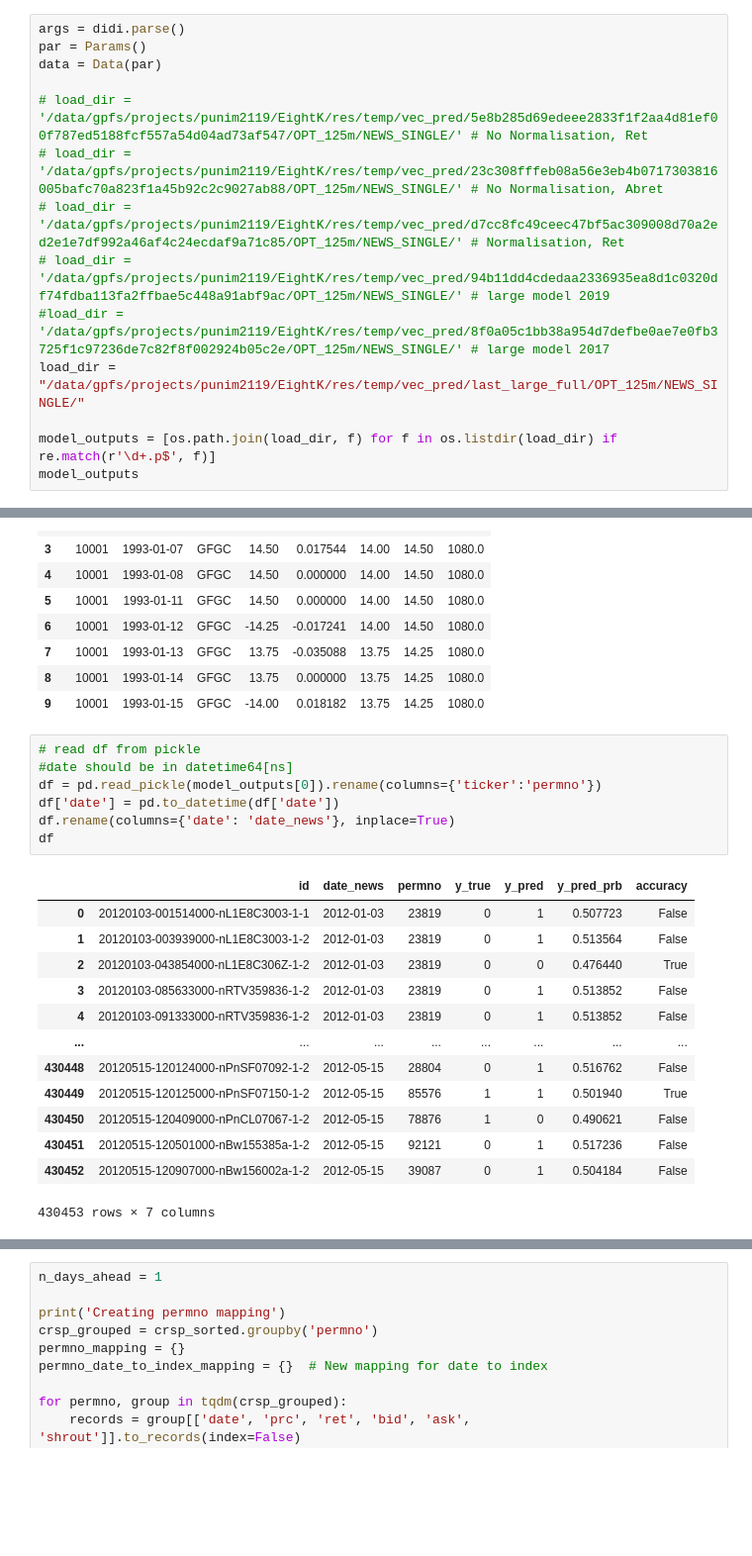
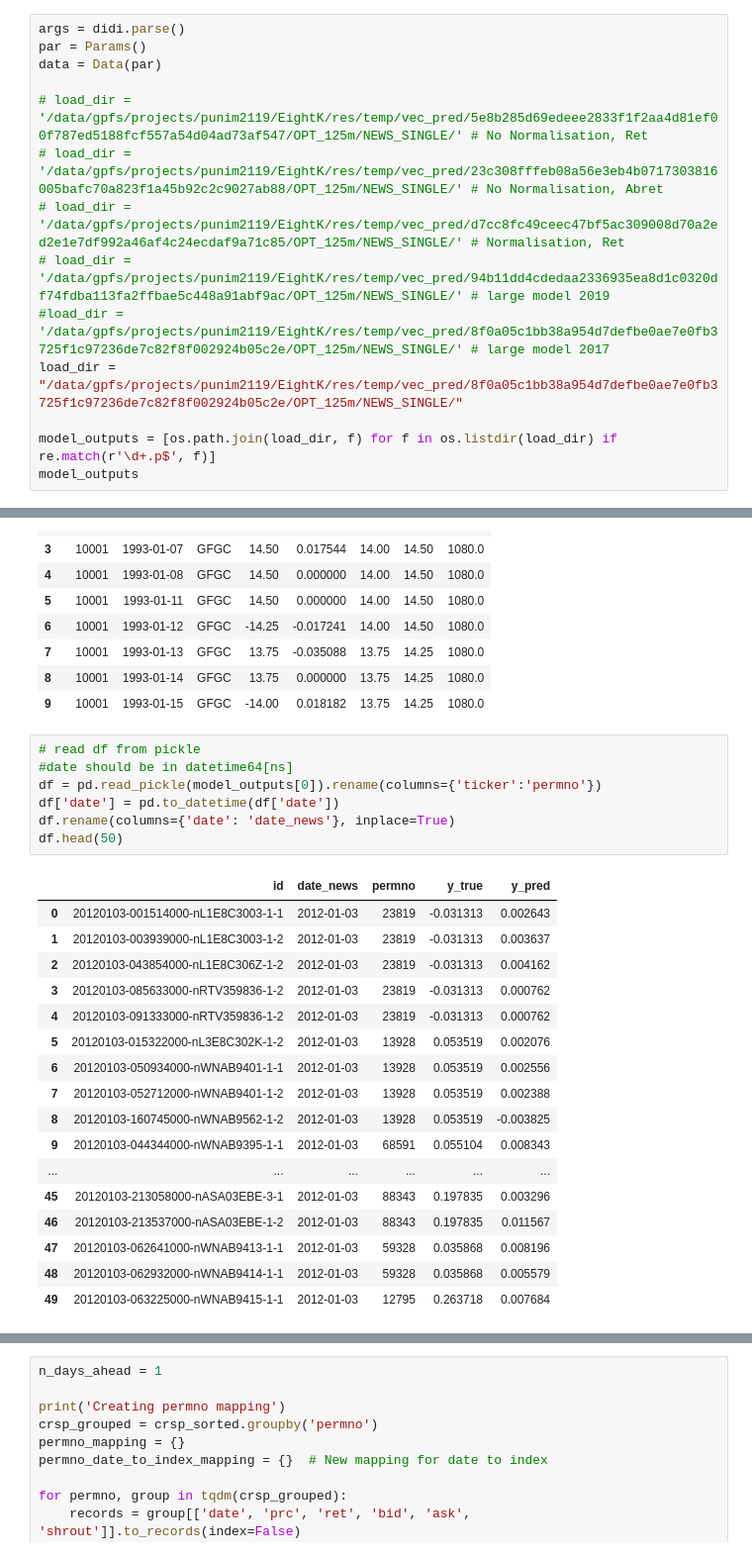
Before and after one commit to ruoqig1/EightK, a Jupyter notebook: results_explorer_large.ipynb, the cells around one changed output, grey strips where cells are left out. Shown at 99% size. Cells and saved outputs as stored; diff of their text form; blank space fills up the shorter version.

```diff
--- a/results_explorer_large.ipynb
+++ b/results_explorer_large.ipynb
@@ -18,7 +18,7 @@ data = Data(par)
 # load_dir = '/data/gpfs/projects/punim2119/EightK/res/temp/vec_pred/d7cc8fc49ceec47bf5ac309008d70a2ed2e1e7df992a46af4c24ecdaf9a71c85/OPT_125m/NEWS_SINGLE/' # Normalisation, Ret
 # load_dir = '/data/gpfs/projects/punim2119/EightK/res/temp/vec_pred/94b11dd4cdedaa2336935ea8d1c0320df74fdba113fa2ffbae5c448a91abf9ac/OPT_125m/NEWS_SINGLE/' # large model 2019
 #load_dir = '/data/gpfs/projects/punim2119/EightK/res/temp/vec_pred/8f0a05c1bb38a954d7defbe0ae7e0fb3725f1c97236de7c82f8f002924b05c2e/OPT_125m/NEWS_SINGLE/' # large model 2017
-load_dir = "/data/gpfs/projects/punim2119/EightK/res/temp/vec_pred/last_large_full/OPT_125m/NEWS_SINGLE/"
+load_dir = "/data/gpfs/projects/punim2119/EightK/res/temp/vec_pred/8f0a05c1bb38a954d7defbe0ae7e0fb3725f1c97236de7c82f8f002924b05c2e/OPT_125m/NEWS_SINGLE/"
 
 model_outputs = [os.path.join(load_dir, f) for f in os.listdir(load_dir) if re.match(r'\d+.p$', f)]
 model_outputs
@@ -49,21 +49,25 @@ crsp_sorted.head(10)
 # %%
 # read df from pickle
 #date should be in datetime64[ns]
 df = pd.read_pickle(model_outputs[0]).rename(columns={'ticker':'permno'})
 df['date'] = pd.to_datetime(df['date'])
 df.rename(columns={'date': 'date_news'}, inplace=True)
-df
+df.head(50)
 # %% [output]
-|  | id | date_news | permno | y_true | y_pred | y_pred_prb | accuracy |
-| 0 | 20120103-001514000-nL1E8C3003-1-1 | 2012-01-03 | 23819 | 0 | 1 | 0.507723 | False |
-| 1 | 20120103-003939000-nL1E8C3003-1-2 | 2012-01-03 | 23819 | 0 | 1 | 0.513564 | False |
-| 2 | 20120103-043854000-nL1E8C306Z-1-2 | 2012-01-03 | 23819 | 0 | 0 | 0.476440 | True |
-| 3 | 20120103-085633000-nRTV359836-1-2 | 2012-01-03 | 23819 | 0 | 1 | 0.513852 | False |
-| 4 | 20120103-091333000-nRTV359836-1-2 | 2012-01-03 | 23819 | 0 | 1 | 0.513852 | False |
-| ... | ... | ... | ... | ... | ... | ... | ... |
-| 430448 | 20120515-120124000-nPnSF07092-1-2 | 2012-05-15 | 28804 | 0 | 1 | 0.516762 | False |
-| 430449 | 20120515-120125000-nPnSF07150-1-2 | 2012-05-15 | 85576 | 1 | 1 | 0.501940 | True |
-| 430450 | 20120515-120409000-nPnCL07067-1-2 | 2012-05-15 | 78876 | 1 | 0 | 0.490621 | False |
-| 430451 | 20120515-120501000-nBw155385a-1-2 | 2012-05-15 | 92121 | 0 | 1 | 0.517236 | False |
-| 430452 | 20120515-120907000-nBw156002a-1-2 | 2012-05-15 | 39087 | 0 | 1 | 0.504184 | False |
+|  | id | date_news | permno | y_true | y_pred |
+| 0 | 20120103-001514000-nL1E8C3003-1-1 | 2012-01-03 | 23819 | -0.031313 | 0.002643 |
+| 1 | 20120103-003939000-nL1E8C3003-1-2 | 2012-01-03 | 23819 | -0.031313 | 0.003637 |
+| 2 | 20120103-043854000-nL1E8C306Z-1-2 | 2012-01-03 | 23819 | -0.031313 | 0.004162 |
+| 3 | 20120103-085633000-nRTV359836-1-2 | 2012-01-03 | 23819 | -0.031313 | 0.000762 |
+| 4 | 20120103-091333000-nRTV359836-1-2 | 2012-01-03 | 23819 | -0.031313 | 0.000762 |
+| 5 | 20120103-015322000-nL3E8C302K-1-2 | 2012-01-03 | 13928 | 0.053519 | 0.002076 |
+| 6 | 20120103-050934000-nWNAB9401-1-1 | 2012-01-03 | 13928 | 0.053519 | 0.002556 |
+| 7 | 20120103-052712000-nWNAB9401-1-2 | 2012-01-03 | 13928 | 0.053519 | 0.002388 |
+| 8 | 20120103-160745000-nWNAB9562-1-2 | 2012-01-03 | 13928 | 0.053519 | -0.003825 |
+| 9 | 20120103-044344000-nWNAB9395-1-1 | 2012-01-03 | 68591 | 0.055104 | 0.008343 |
+| ... | ... | ... | ... | ... | ... |
+| 45 | 20120103-213058000-nASA03EBE-3-1 | 2012-01-03 | 88343 | 0.197835 | 0.003296 |
+| 46 | 20120103-213537000-nASA03EBE-1-2 | 2012-01-03 | 88343 | 0.197835 | 0.011567 |
+| 47 | 20120103-062641000-nWNAB9413-1-1 | 2012-01-03 | 59328 | 0.035868 | 0.008196 |
+| 48 | 20120103-062932000-nWNAB9414-1-1 | 2012-01-03 | 59328 | 0.035868 | 0.005579 |
+| 49 | 20120103-063225000-nWNAB9415-1-1 | 2012-01-03 | 12795 | 0.263718 | 0.007684 |
-430453 rows × 7 columns
```
Also changed, not shown: parts of 9 cells of this notebook, 3 other files.
